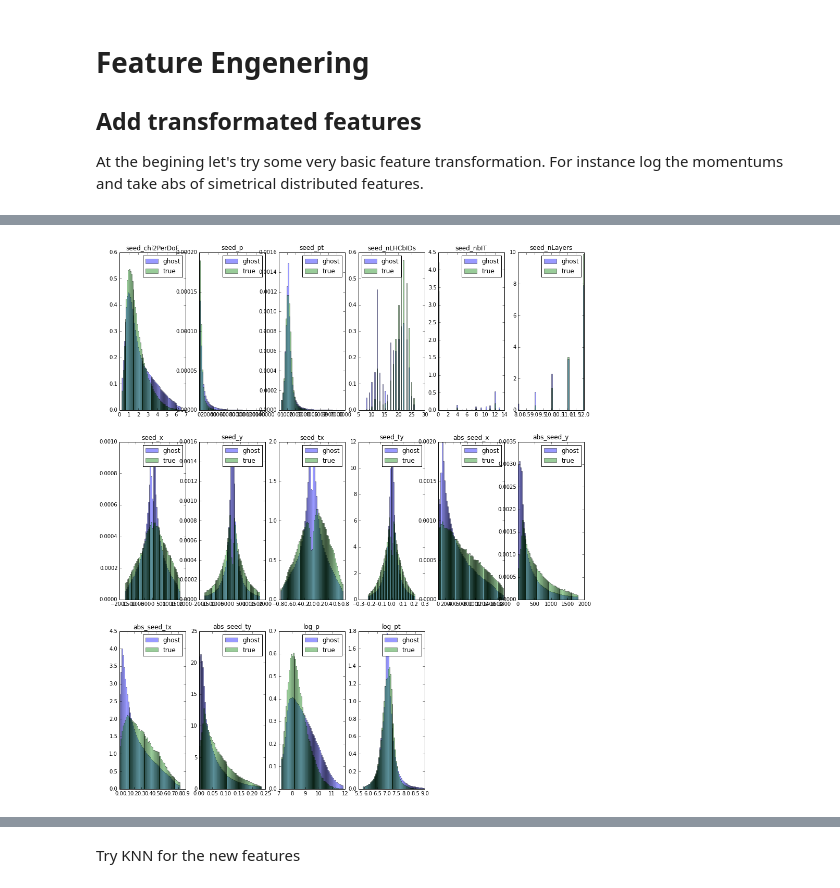
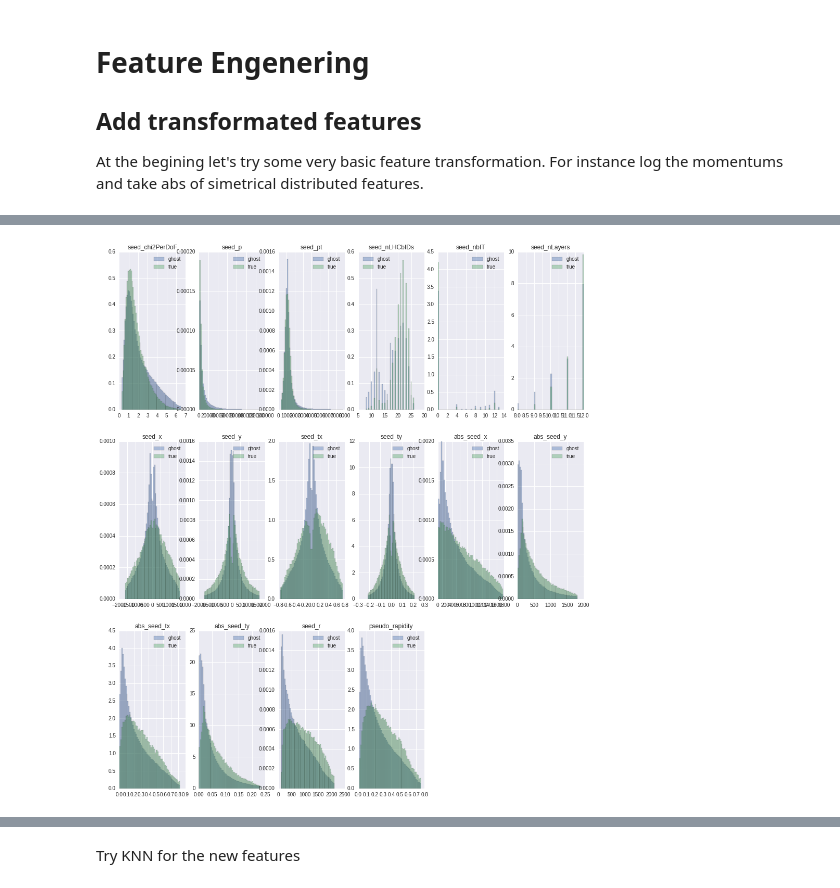
Before and after one commit to adendek/DownstreamTracking, a Jupyter notebook: SeedClasifier/Baseline.ipynb, the cells around one changed output, grey strips where cells are left out. Cells and saved outputs as stored; diff of their text form; code cells hidden in the pictures.

```diff
--- a/SeedClasifier/Baseline.ipynb
+++ b/SeedClasifier/Baseline.ipynb
@@ -293,9 +373,8 @@ def basic_transforamtion(data):
     out["abs_seed_y"]=numpy.abs(data['seed_y'])
     out["abs_seed_tx"]=numpy.abs(data['seed_tx'])
     out["abs_seed_ty"]=numpy.abs(data['seed_ty'])
-    #log transformation
-    out["log_p"]= numpy.log(data['seed_p'])
-    out["log_pt"]= numpy.log(data['seed_pt'])
+    out['seed_r'] = numpy.sqrt(numpy.square(data.seed_x) +numpy.square(data.seed_y))
+    out['pseudo_rapidity'] = numpy.arctanh(data.seed_pt/data.seed_p)
     return out
 # %%
 new_data = basic_transforamtion(data)
@@ -309,9 +388,9 @@ new_features.head()
 | 3 | 1.789231 | 5202.918132 | 1823.936187 | 25 | 0 | 12 | -1563.145597 | -483.850246 | -0.369674 | ... |
 | 4 | 1.269238 | 2300.960611 | 1252.585447 | 24 | 0 | 12 | -1641.727752 | -411.084316 | -0.646627 | ... |
 # %%
-print_features_histograms(new_features)
+print_features_histograms(new_features, target)
 # %% [output]
-[figure, old version]
+[figure, new version]
 # %%
 fig = plt.figure(figsize=(16,  20))
 new_real_data_features = new_features.drop(['seed_nbIT','seed_nLHCbIDs', 'seed_nbIT','seed_nLayers' ],axis=1)
```
Also changed, not shown: parts of 74 cells of this notebook, 2 other files.
